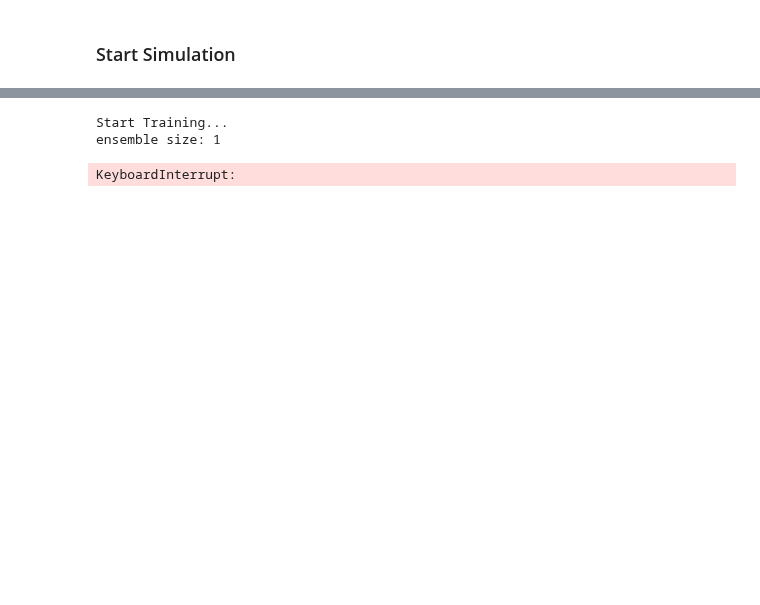
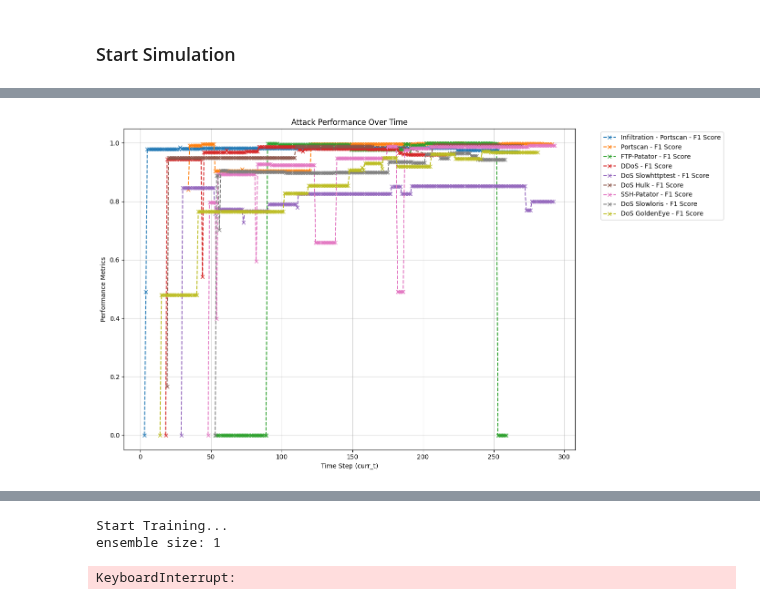
Before and after one commit to VincentSheh/NA_Model_Evaluation, a Jupyter notebook: atk_locality.ipynb, the cells around one changed output, grey strips where cells are left out. Saved outputs shown, nothing was run; the diff lists cells and outputs as text; code cells hidden in the pictures; blank space fills up the shorter version.

```diff
--- a/atk_locality.ipynb
+++ b/atk_locality.ipynb
@@ -630,0 +749,5 @@ X_gm_train, X_gm_test, y_gm_train, y_gm_test = train_test_split(
+# %%
+X_gm_train["Label"] = y_gm_train.values
+print(X_gm_train["Label"].value_counts())
+global_model = Global_Model(X_gm_train[:200].copy())
+# global_model = Global_Model(X_gm_train[:].copy())
@@ -751,0 +1017,5 @@ KeyboardInterrupt:
+# %%
+data_list = []
+for i, edge_area in enumerate(edge_area_list):
+    data_list.append(edge_area.seen_attack_acc)
+data_list
@@ -751,0 +1040,78 @@ KeyboardInterrupt:
+# %%
+attack_aggregates = {}
+for dataset in data_list:
+    for attack, values in dataset.items():
+        if attack not in attack_aggregates:
+            attack_aggregates[attack] = [values]
+        else:
+            attack_aggregates[attack].append(values)
+# %%
+attack_avg_perfo = {}
+for attack, data in attack_aggregates.items():
+    if attack != "Infiltration - Portscan":
+        # continue
+        pass
+    data = attack_aggregates[attack]
+    # Step 1: Define the range for curr_t
+    all_t_values = [t for sublist in data for t, _, _ in sublist]
+    all_t_values.sort()
+    min_t, max_t = min(all_t_values), max(all_t_values)
+
+    # Step 2: Compute the average for each curr_t
+    averaged_results = []
+
+    # for curr_t in all_t_values:
+    for curr_t in range(min_t,max_t):
+        selected_values = []
+
+        for sublist in data:
+            if curr_t < sublist[0][0]:
+                continue
+            # Find the largest t <= curr_t in the current sublist
+            valid_values = [item for item in sublist if item[0] >= curr_t]
+            if valid_values:
+                selected_values.append(valid_values[0])  # Use the last valid (largest t <= curr_t)
+
+        if selected_values:
+            # Average the selected accuracy and F1 scores
+            avg_acc = np.mean([item[1] for item in selected_values])
+            avg_f1 = np.mean([item[2] for item in selected_values])
+            num_of_area = len(selected_values)
+            averaged_results.append((curr_t, avg_acc, avg_f1, num_of_area))
+
+    attack_avg_perfo[attack] = averaged_results
+
+# Plot the averaged results for each attack
+def plot_attack_performance(attack_avg_perfo):
+    plt.figure(figsize=(14, 8))
+
+    # Iterate through each attack
+    for attack, performance in attack_avg_perfo.items():
+        # plt.figure(figsize=(14, 8))
+        # Extract data for plotting
+        times = [item[0] for item in performance]
+        # times = [i for i,item in enumerate(performance)]
+        avg_accs = [item[1] for item in performance]
+        avg_f1s = [item[2] for item in performance]
+        num_areas = [item[3] for item in performance]
+
+        # Plot accuracy
+        # plt.plot(times, avg_accs, marker='o', label=f"{attack} - Accuracy")
+
+        # Plot F1 score
+        plt.plot(times, avg_f1s, marker='x', linestyle='--', label=f"{attack} - F1 Score")
+        # plt.plot(times, avg_accs, marker='x', linestyle='--', label=f"{attack} - Accuracy")
+
+    # Customize plot
+    plt.xlabel("Time Step (curr_t)")
+    plt.ylabel("Performance Metrics")
+    plt.title("Attack Performance Over Time")
+    plt.legend(loc="upper left", bbox_to_anchor=(1.05, 1))
+    plt.grid(alpha=0.5)
+    plt.tight_layout()
+    plt.show()
+
+# Call the function to plot
+plot_attack_performance(attack_avg_perfo)
+# %% [output]
+[figure, added]
```
Also changed, not shown: parts of 38 cells of this notebook, 11 other files.
